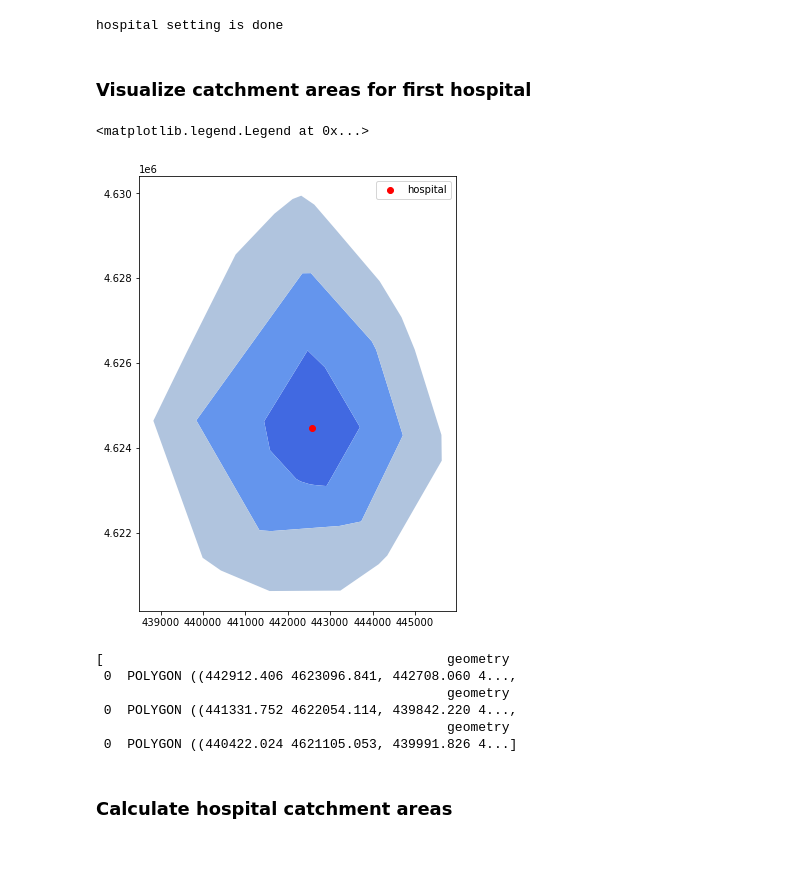
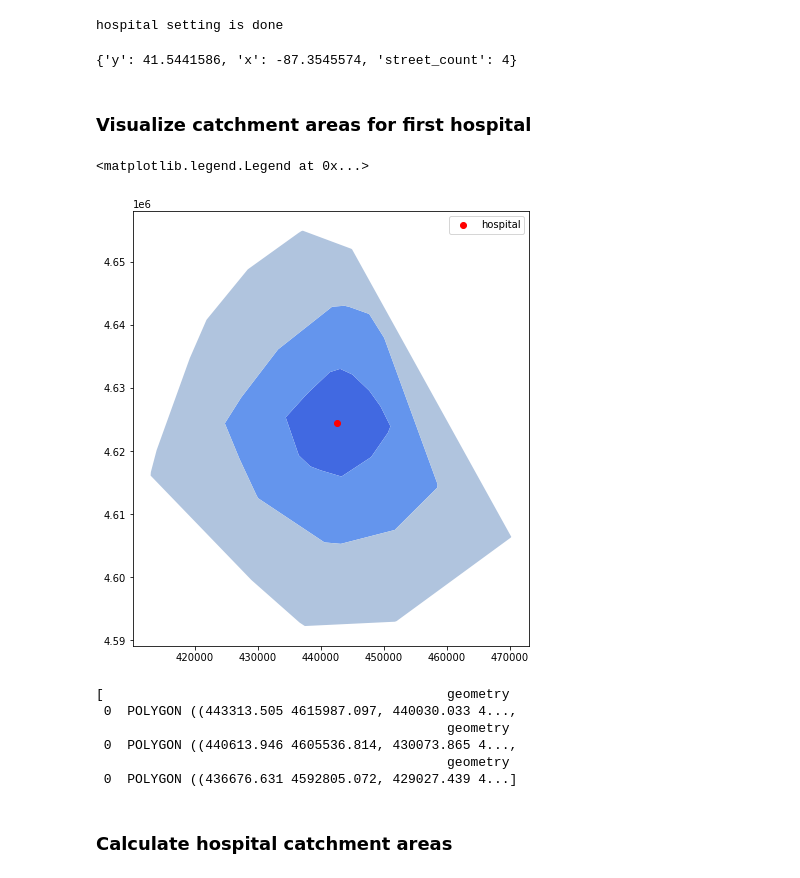
Before and after one commit to alexxuyide/RPr-Kang-2020, a Jupyter notebook: procedure/code/03-COVID-19Acc-Reanalysis.ipynb, the cells around one changed output. Saved outputs shown, nothing was run; the diff lists cells and outputs as text; code cells hidden in the pictures.

```diff
--- a/procedure/code/03-COVID-19Acc-Reanalysis.ipynb
+++ b/procedure/code/03-COVID-19Acc-Reanalysis.ipynb
@@ -319,7 +318,8 @@ import osmnx as osmnx
 %%time
 # G, hospitals, grid_file, pop_data = file_import (population_dropdown.value)
 # , hwy_speeds=None, fallback=None, precision=None, agg=np.mean
-G = osmnx.speed.add_edge_speeds(G)
+G = ox.speed.add_edge_speeds(G)
+G = ox.speed.add_edge_travel_times(G)
 # Create point geometries for each node in the graph, to make constructing catchment area polygons easier
 for node, data in G.nodes(data=True):
     data['geometry']=Point(data['x'], data['y'])
@@ -419,7 +437,7 @@ Args:
 Returns:
 * A list of 3 diffrenced (not-overlapping) catchment area polygons (10 min poly, 20 min poly, 30 min poly)
 # %%
-def dijkstra_cca_polygons(G, nearest_osm, distances, distance_unit = "time"):
+def dijkstra_cca_polygons(G, nearest_osm, distances, distance_unit = "travel_time"):
 
     '''
 
@@ -462,16 +480,16 @@ def dijkstra_cca_polygons(G, nearest_osm, distances, distance_unit = "time"):
     polygon_30 = polygon_30.rename(columns={0:'geometry'}).set_geometry('geometry')
 
     # 20 MIN
-    # Select nodes less than or equal to 20
-    points_20 = points_30.query("z <= 20")
+    # Select nodes less than or equal to 1200
+    points_20 = points_30.query("z <= 1200")
 
     # Create a convex hull polygon from the points
     polygon_20 = gpd.GeoDataFrame(gpd.GeoSeries(points_20.unary_union.convex_hull))
     polygon_20 = polygon_20.rename(columns={0:'geometry'}).set_geometry('geometry')
 
     # 10 MIN
-    # Select nodes less than or equal to 10
-    points_10 = points_30.query("z <= 10")
+    # Select nodes less than or equal to 600
+    points_10 = points_30.query("z <= 600")
 
     # Create a convex hull polygon from the points
     polygon_10 = gpd.GeoDataFrame(gpd.GeoSeries(points_10.unary_union.convex_hull))
@@ -733,7 +771,7 @@ if population_dropdown.value == "pop":
     pop_data = pop_centroid(atrisk_data, population_dropdown.value)
 elif population_dropdown.value == "covid":
     pop_data = pop_centroid(covid_data, population_dropdown.value)
-distances=[10,20,30] # Distances in travel time
+distances=[600,1200,1800] # Distances in travel time
 weights=[1.0, 0.68, 0.22] # Weights where weights[0] is applied to distances[0]
 # Other weighting options representing different distance decays
 # weights1, weights2, weights3 = [1.0, 0.42, 0.09], [1.0, 0.75, 0.5], [1.0, 0.5, 0.1]
@@ -753,6 +791,10 @@ resources = ["hospital_icu_beds", "hospital_vents"] # resources
 # geopandas data frames, it should be possible to do a much faster spatial join rather than iterating through every hospital
 # %% [output]
 hospital setting is done
+# %%
+G.nodes[180243301]
+# %% [output]
+{'y': 41.5441586, 'x': -87.3545574, 'street_count': 4}
 # %% [markdown]
 ### Visualize catchment areas for first hospital
 # %%
@@ -760,44 +802,44 @@ hospital setting is done
 # what is the pupose of the following two lines? Can this be deleted?
 # for node, data in G.nodes(data=True):
 #     data['geometry']=Point(data['x'], data['y'])
 
 # which hospital to visualize?
 fighosp = 4
 
 # Create catchment for hospital 0
-poly = dijkstra_cca_polygons(G, hospitals['nearest_osm'][fighosp], distances)
+poly = dijkstra_cca_polygons(G, hospitals['nearest_osm'][fighosp], distances, distance_unit = "travel_time")
 
 # Reproject polygons
 for i in range(len(poly)):
     poly[i].crs = { 'init' : 'epsg:4326'}
     poly[i] = poly[i].to_crs({'init':'epsg:32616'})
 
 # Reproject hospitals
 # Possible to map from the hospitals data rather than creating hospital_subset?
 hospital_subset = hospitals.iloc[[fighosp]].to_crs(epsg=32616)
 
 fig, ax = plt.subplots(figsize=(12,8))
 
 min_10 = poly[0].plot(ax=ax, color="royalblue", label="10 min drive")
 min_20 = poly[1].plot(ax=ax, color="cornflowerblue", label="20 min drive")
 min_30 = poly[2].plot(ax=ax, color="lightsteelblue", label="30 min drive")
 
 hospital_subset.plot(ax=ax, color="red", legend=True, label = "hospital")
 
 # Add legend
 ax.legend()
 # %% [output]
 <matplotlib.legend.Legend at 0x...>
-[figure, old version]
+[figure, new version]
 # %%
 poly
 # %% [output]
 [                                            geometry
- 0  POLYGON ((442912.406 4623096.841, 442708.060 4...,
+ 0  POLYGON ((443313.505 4615987.097, 440030.033 4...,
                                              geometry
- 0  POLYGON ((441331.752 4622054.114, 439842.220 4...,
+ 0  POLYGON ((440613.946 4605536.814, 430073.865 4...,
                                              geometry
- 0  POLYGON ((440422.024 4621105.053, 439991.826 4...]
+ 0  POLYGON ((436676.631 4592805.072, 429027.439 4...]
 # %% [markdown]
 ### Calculate hospital catchment areas
 # %%
```
Also changed, not shown: parts of 13 cells of this notebook.
